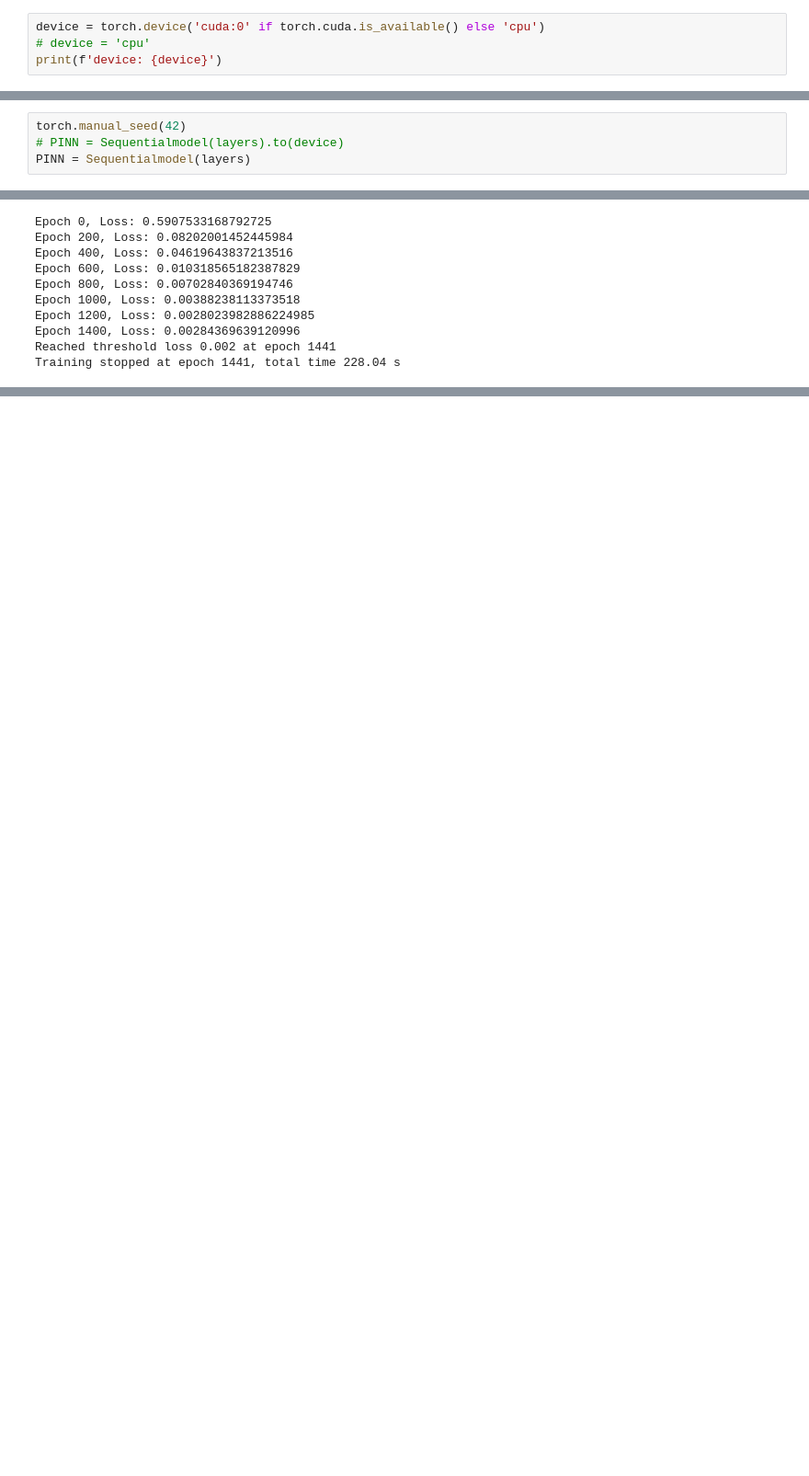
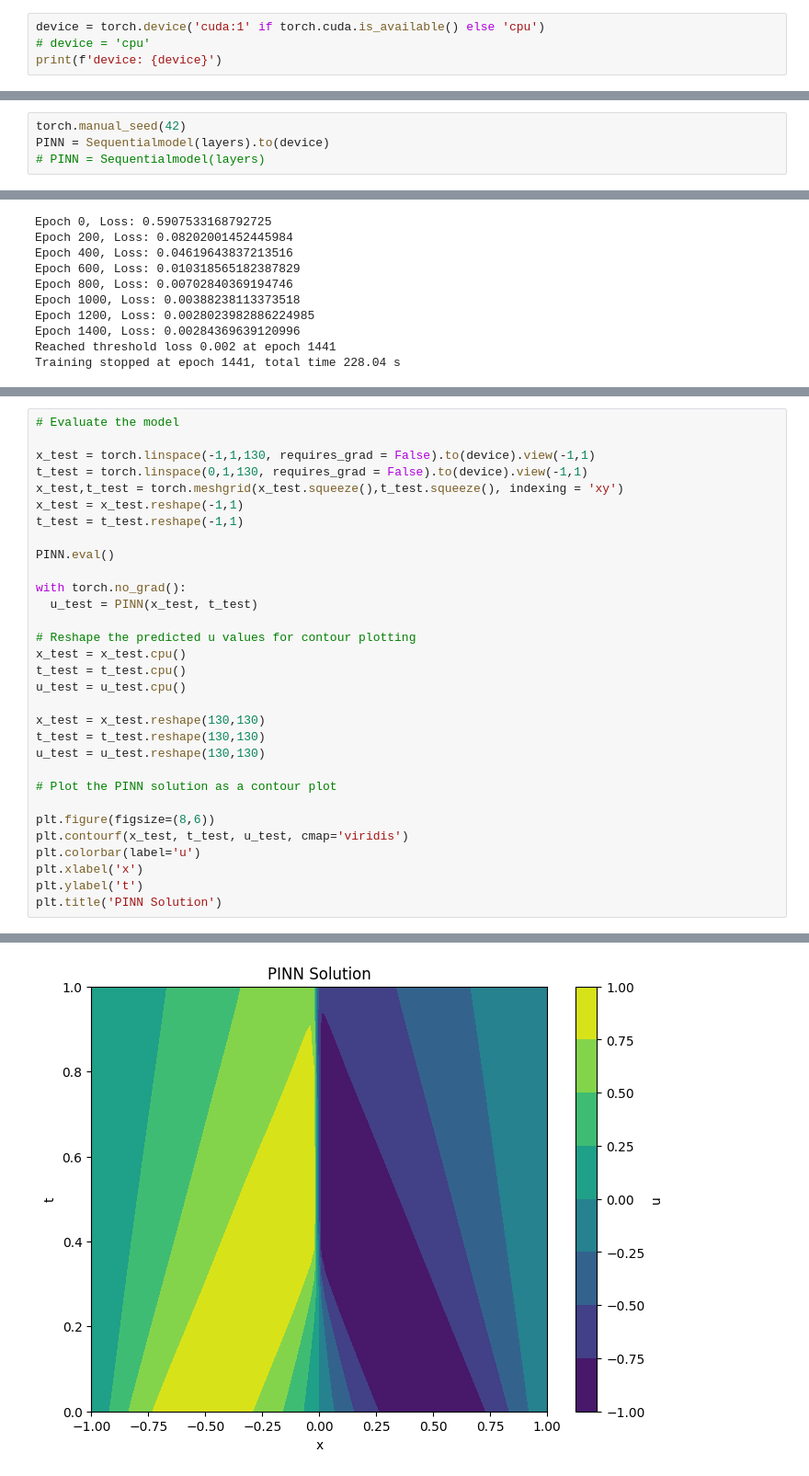
Before and after one commit to SoumikSarkar830/Laser_PINN, a Jupyter notebook: Parallel PINN/Burgers_Autograd.ipynb, the cells around one changed output, grey strips where cells are left out. Shown at 92% size. Cells and saved outputs as stored; diff of their text form; blank space fills up the shorter version.

```diff
--- a/Parallel PINN/Burgers_Autograd.ipynb
+++ b/Parallel PINN/Burgers_Autograd.ipynb
@@ -10,7 +10,7 @@ import time
 # %%
 # torch.manual_seed(42)
 # %%
-device = torch.device('cuda:0' if torch.cuda.is_available() else 'cpu')
+device = torch.device('cuda:1' if torch.cuda.is_available() else 'cpu')
 # device = 'cpu'
 print(f'device: {device}')
 # %% [output]
@@ -191,6 +191,6 @@ Epoch 9800, Loss: 0.05045747011899948
 Total Training Time:  138.4909seconds
 # %%
 torch.manual_seed(42)
-# PINN = Sequentialmodel(layers).to(device)
-PINN = Sequentialmodel(layers)
+PINN = Sequentialmodel(layers).to(device)
+# PINN = Sequentialmodel(layers)
 # %%
@@ -290,0 +291,32 @@ Peak GPU Memory Usage:  5783.93 MB
+# %%
+# Evaluate the model
+
+x_test = torch.linspace(-1,1,130, requires_grad = False).to(device).view(-1,1)
+t_test = torch.linspace(0,1,130, requires_grad = False).to(device).view(-1,1)
+x_test,t_test = torch.meshgrid(x_test.squeeze(),t_test.squeeze(), indexing = 'xy')
+x_test = x_test.reshape(-1,1)
+t_test = t_test.reshape(-1,1)
+
+PINN.eval()
+
+with torch.no_grad():
+  u_test = PINN(x_test, t_test)
+
+# Reshape the predicted u values for contour plotting
+x_test = x_test.cpu()
+t_test = t_test.cpu()
+u_test = u_test.cpu()
+
+x_test = x_test.reshape(130,130)
+t_test = t_test.reshape(130,130)
+u_test = u_test.reshape(130,130)
+
+# Plot the PINN solution as a contour plot
+
+plt.figure(figsize=(8,6))
+plt.contourf(x_test, t_test, u_test, cmap='viridis')
+plt.colorbar(label='u')
+plt.xlabel('x')
+plt.ylabel('t')
+plt.title('PINN Solution')
+# %% [output]
@@ -291 +324,2 @@ Peak GPU Memory Usage:  5783.93 MB
+[figure, added]
 # %%
```
Also changed, not shown: parts of 7 cells of this notebook, 1 other file.
